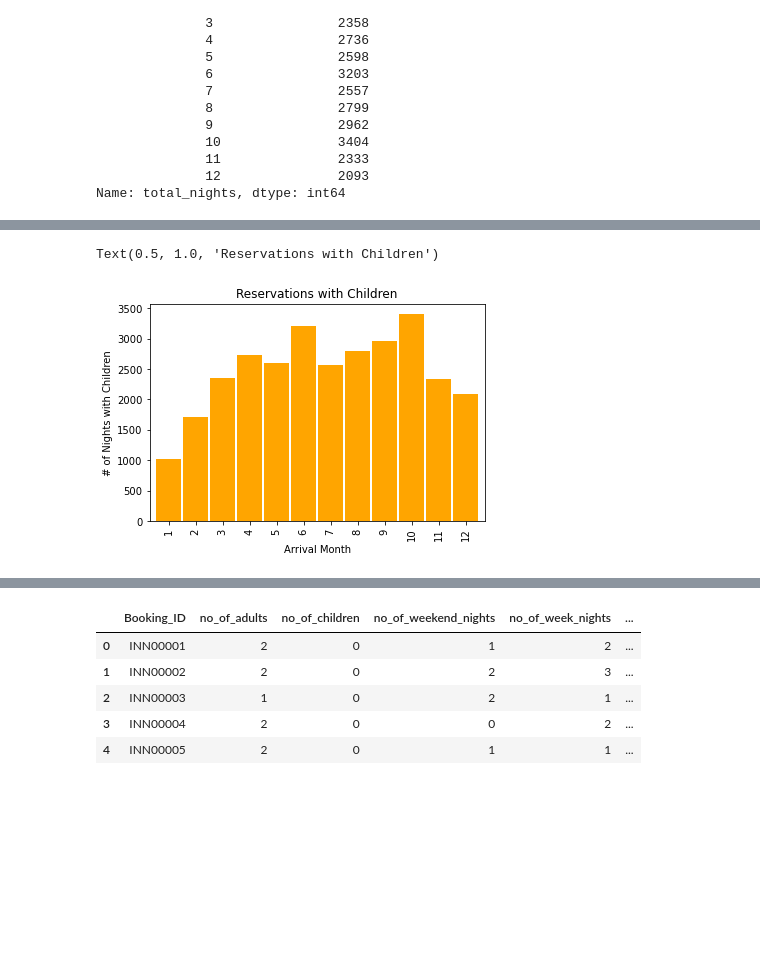
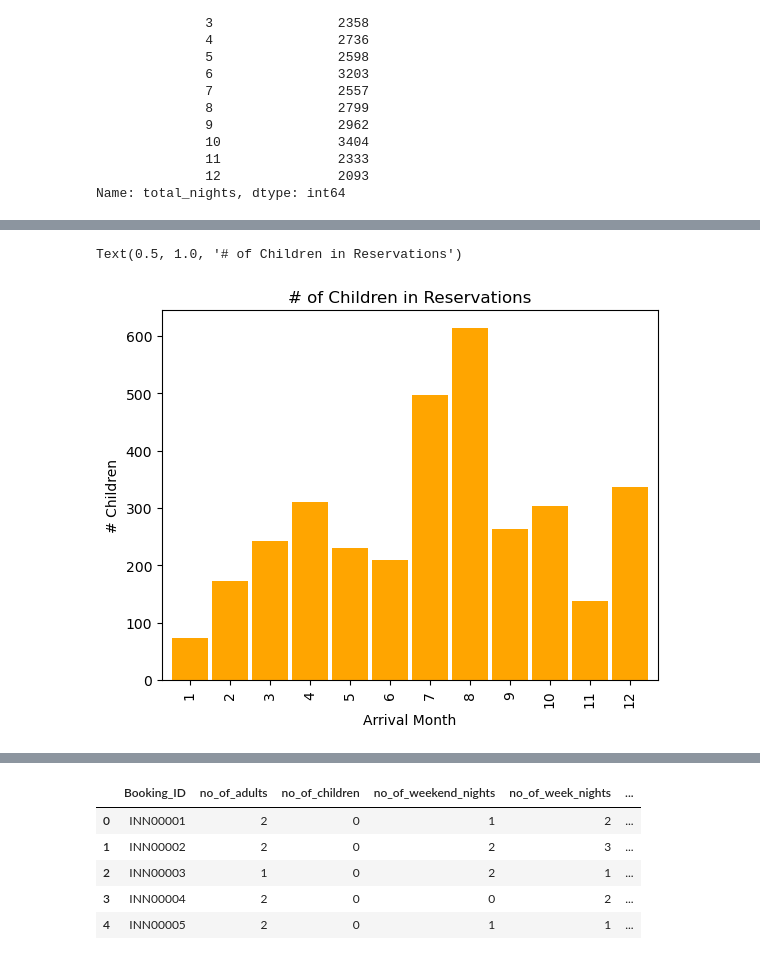
Before and after one commit to domivillacis/Hotel_reservations_analysis, a Jupyter notebook: Hotel_dataset.ipynb, the cells around one changed output, grey strips where cells are left out. Cells and saved outputs as stored; diff of their text form; code cells hidden in the pictures; blank space fills up the shorter version.

```diff
--- a/Hotel_dataset.ipynb
+++ b/Hotel_dataset.ipynb
@@ -299,14 +299,14 @@ longest_reservation.head(25)
 |  | 12 | INN36275 | 4 | 3 | 6 | 15 | ... |
 # %%
 # Which months have more reservations with children?
-children_reservation = hotel_df.groupby(["arrival_year","arrival_month"]).count()
+children_reservation = hotel_df.groupby(["arrival_year","arrival_month"]).sum()
 children_reservation.loc[2018,:]["no_of_children"].plot.bar(color="orange", width=.9)
 plt.xlabel("Arrival Month")
-plt.ylabel("# of Nights with Children")
-plt.title("Reservations with Children")
+plt.ylabel("# Children")
+plt.title("# of Children in Reservations")
 # %% [output]
-Text(0.5, 1.0, 'Reservations with Children')
+Text(0.5, 1.0, '# of Children in Reservations')
-[figure, old version]
+[figure, new version]
 # %%
 # Which months include more reservations with weekends?
 weekend_reservation = hotel_df.groupby(["arrival_year","arrival_month"]).count()
```
Also changed, not shown: parts of 7 cells of this notebook.
